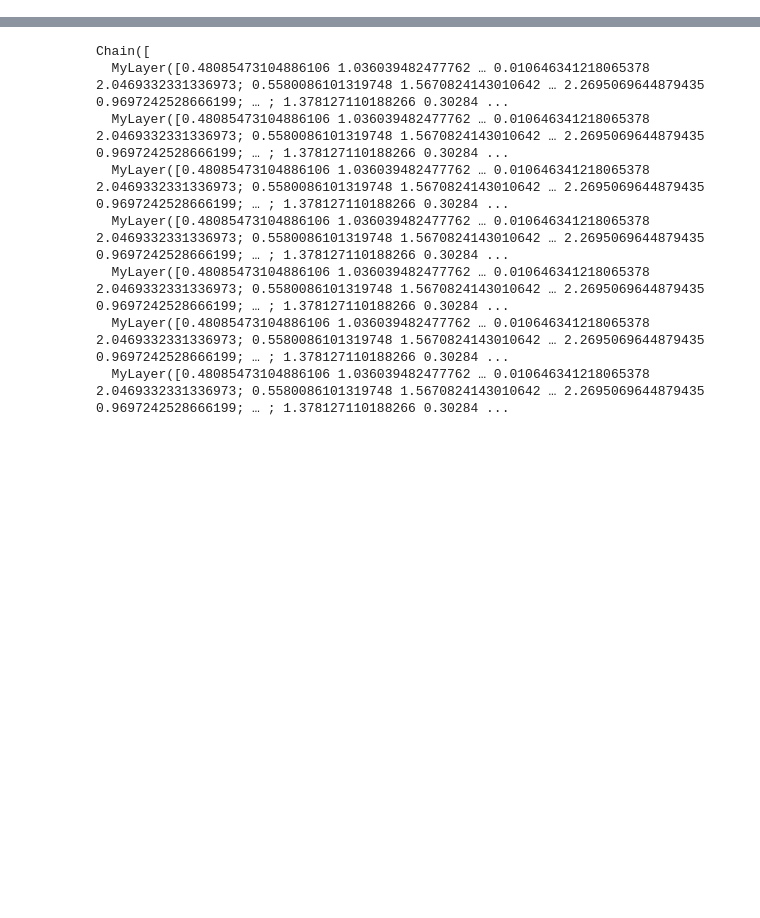
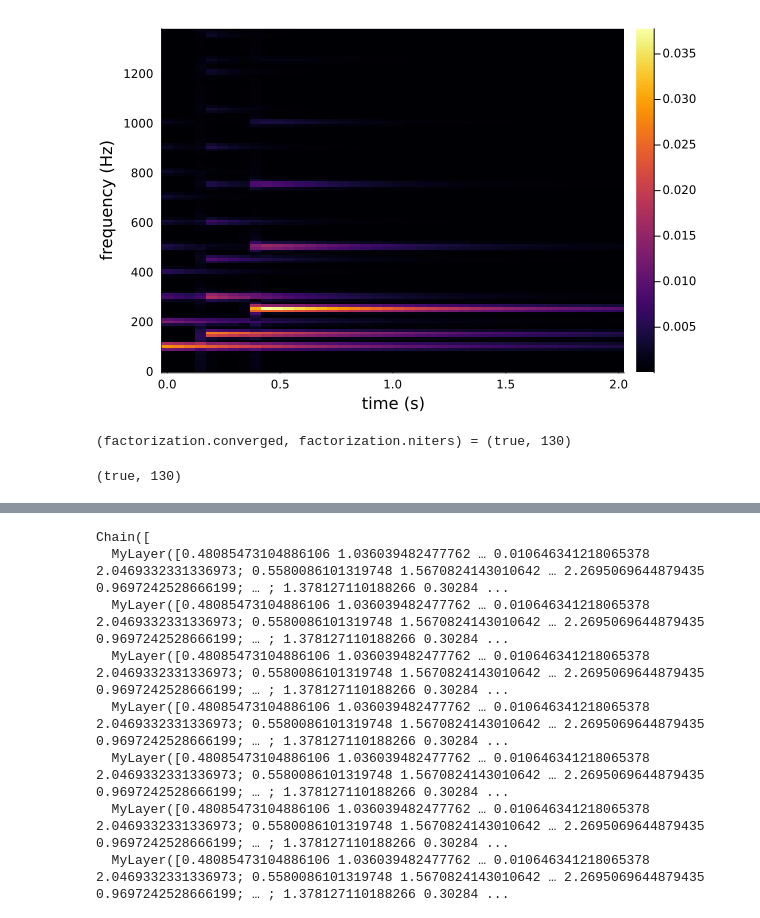
Before and after one commit to njericha/Deep-Unrolling-NTF, a Jupyter notebook: playground music.ipynb, the cells around one changed output, grey strips where cells are left out. Cells and saved outputs as stored; diff of their text form; code cells hidden in the pictures; blank space fills up the shorter version.

```diff
--- a/playground music.ipynb
+++ b/playground music.ipynb
@@ -80,0 +158,13 @@ wavplay(y1, sample_rate)
+# %%
+plotSTFT(Y)
+# %% [output]
+[figure, added]
+# %%
+r = 3
+factorization = nnmf(abs.(Y), r; alg=:cd, maxiter=200, tol=1.0e-4)
+W = factorization.W
+H = factorization.H
+@show factorization.converged, factorization.niters
+# %% [output]
+(factorization.converged, factorization.niters) = (true, 130)
+(true, 130)
```
Also changed, not shown: parts of 33 cells of this notebook, 2 other files.
